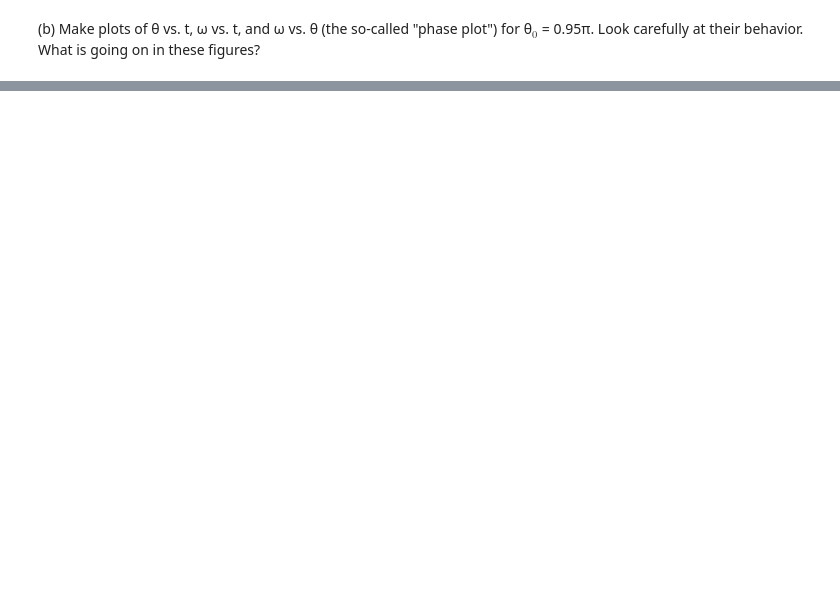
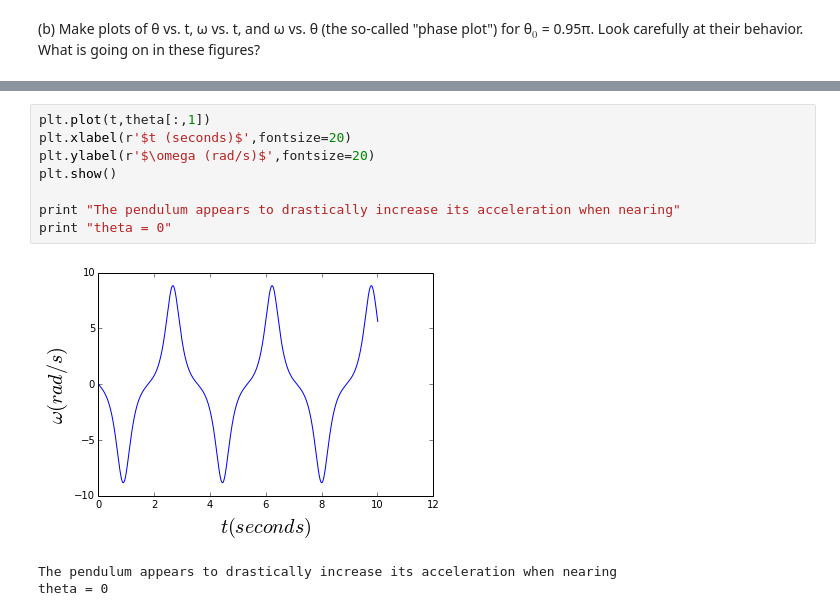
Before and after one commit to vnguye51/PHYS202-2S14, a Jupyter notebook: SciPy/ODEExercises.ipynb, the cells around one changed output, grey strips where cells are left out. Saved outputs shown, nothing was run; the diff lists cells and outputs as text; blank space fills up the shorter version.

```diff
--- a/SciPy/ODEExercises.ipynb
+++ b/SciPy/ODEExercises.ipynb
@@ -79,0 +82,12 @@ NameError: name 'omega' is not defined
+# %%
+plt.plot(t,theta[:,1])
+plt.xlabel(r'$t (seconds)$',fontsize=20)
+plt.ylabel(r'$\omega (rad/s)$',fontsize=20)
+plt.show()
+
+print "The pendulum appears to drastically increase its acceleration when nearing"
+print "theta = 0"
+# %% [output]
+[figure, added]
+The pendulum appears to drastically increase its acceleration when nearing
+theta = 0
```
Also changed, not shown: parts of 20 cells of this notebook.
